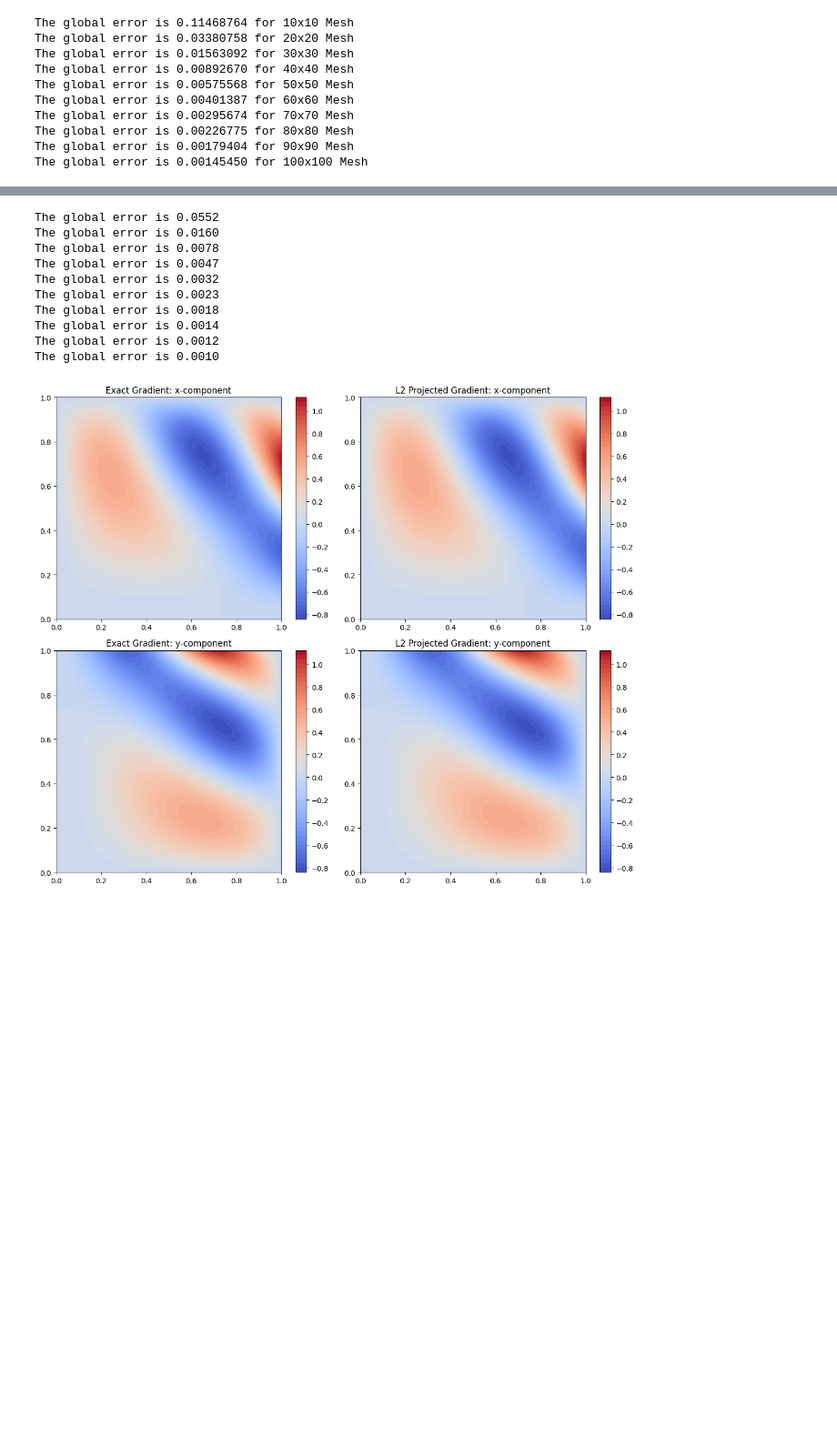
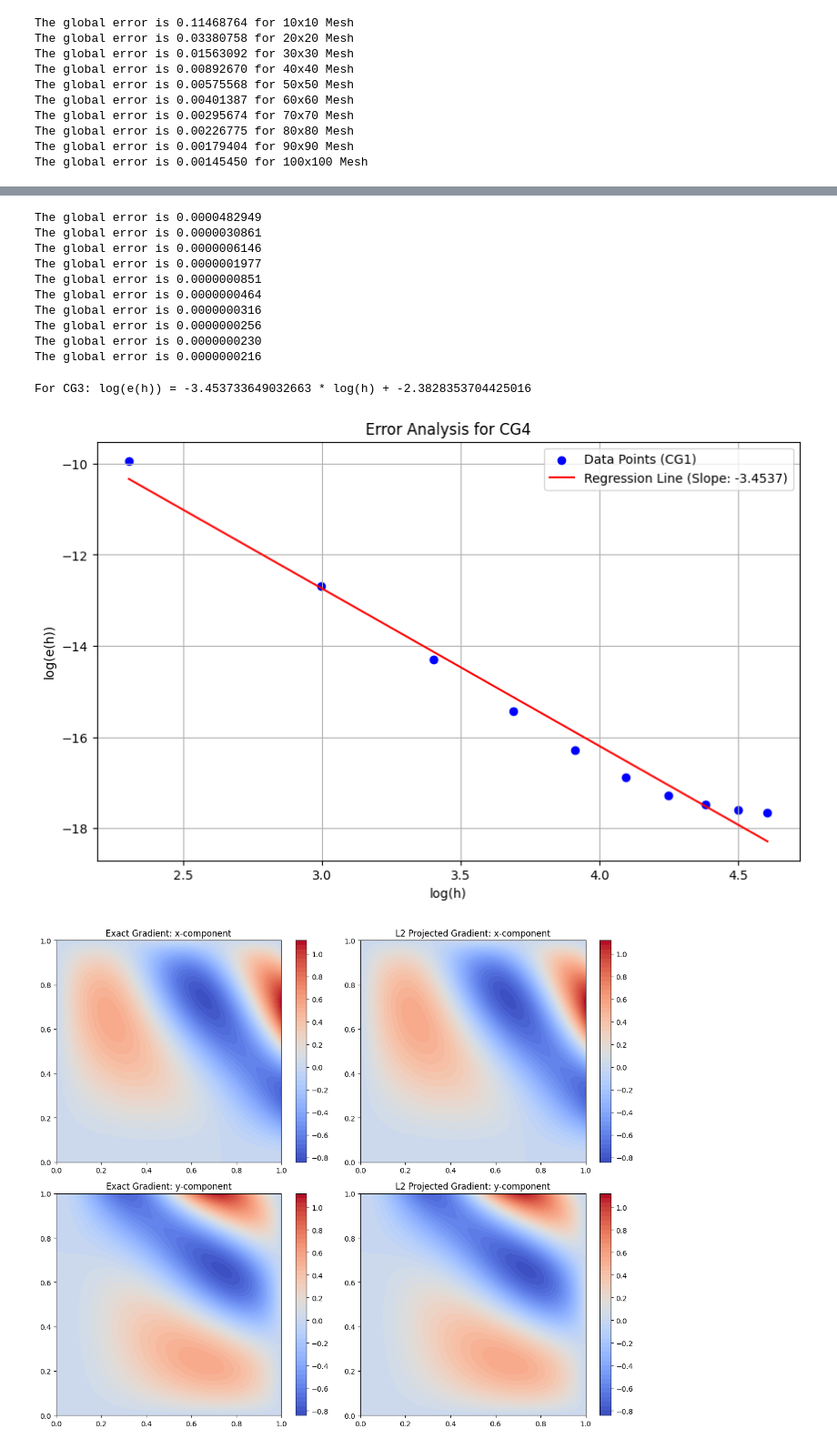
Before and after one commit to acse-yl1922/AdaptiveMeshML, a Jupyter notebook: demo4L2.ipynb, the cells around one changed output, grey strips where cells are left out. Shown: that part at 91% size. Saved outputs shown, nothing was run; the diff lists cells and outputs as text; code cells hidden in the pictures; blank space fills up the shorter version.

```diff
--- a/demo4L2.ipynb
+++ b/demo4L2.ipynb
@@ -266,8 +444,8 @@ u_grad_l2s = []
 for i in range (10,101,10):
     # Define mesh and function space
     mesh = UnitSquareMesh(i, i)
-    P1 = FunctionSpace(mesh, 'CG', 1)
-    P1_vec = VectorFunctionSpace(mesh, 'CG', 1)
+    P1 = FunctionSpace(mesh, 'CG', 4)
+    P1_vec = VectorFunctionSpace(mesh, 'CG', 4)
 
     x, y = SpatialCoordinate(mesh)
     # Define analytical solution and right-hand side
@@ -329,18 +507,47 @@ for i in range (10,101,10):
     u_grad_l2s.append(u_grad_l2)
     # Compute the magnitudes of the gradients
     u_grad_diff = errornorm(u_grad_exact,u_grad_l2)
-    print("The global error is %.4f" % (u_grad_diff))
+    print("The global error is %.10f" % (u_grad_diff))
 # %% [output]
-The global error is 0.0552
-The global error is 0.0160
-The global error is 0.0078
-The global error is 0.0047
-The global error is 0.0032
-The global error is 0.0023
-The global error is 0.0018
-The global error is 0.0014
-The global error is 0.0012
-The global error is 0.0010
+The global error is 0.0000482949
+The global error is 0.0000030861
+The global error is 0.0000006146
+The global error is 0.0000001977
+The global error is 0.0000000851
+The global error is 0.0000000464
+The global error is 0.0000000316
+The global error is 0.0000000256
+The global error is 0.0000000230
+The global error is 0.0000000216
+# %%
+from scipy.stats import linregress
+
+# Given data for CG1
+mesh_sizes = np.array([10, 20, 30, 40, 50, 60, 70, 80, 90, 100])
+
+
+# Compute log-log values
+log_mesh_sizes = np.log(mesh_sizes)
+log_errors = np.log(u_grad_l2s)
+
+# Perform linear regression
+slope, intercept, r_value, p_value, std_err = linregress(log_mesh_sizes, log_errors)
+
+print(f"For CG3: log(e(h)) = {slope} * log(h) + {intercept}")
+
+# Visualize the regression
+plt.figure(figsize=(10,6))
+plt.scatter(log_mesh_sizes, log_errors, color='blue', label='Data Points (CG1)')
+plt.plot(log_mesh_sizes, slope*log_mesh_sizes + intercept, color='red', label=f'Regression Line (Slope: {slope:.4f})')
+plt.xlabel('log(h)')
+plt.ylabel('log(e(h))')
+plt.title('Error Analysis for CG4')
+plt.legend()
+plt.grid(True)
+plt.show()
+# %% [output]
+For CG3: log(e(h)) = -3.453733649032663 * log(h) + -2.3828353704425016
+[figure, added]
 # %%
 fig, axes = plt.subplots(nrows=2, ncols=2, figsize=(12, 10))
 
```
Also changed, not shown: parts of 22 cells of this notebook, 21 other files.
